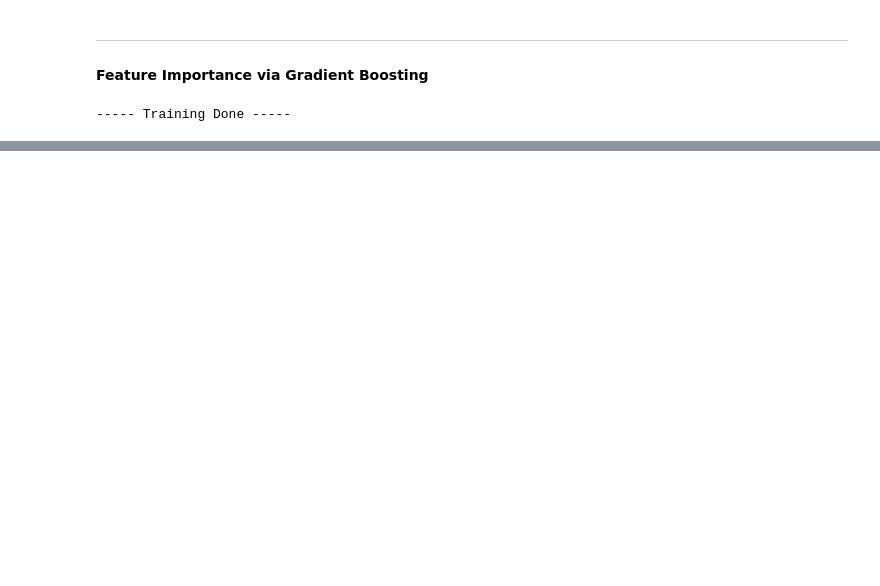
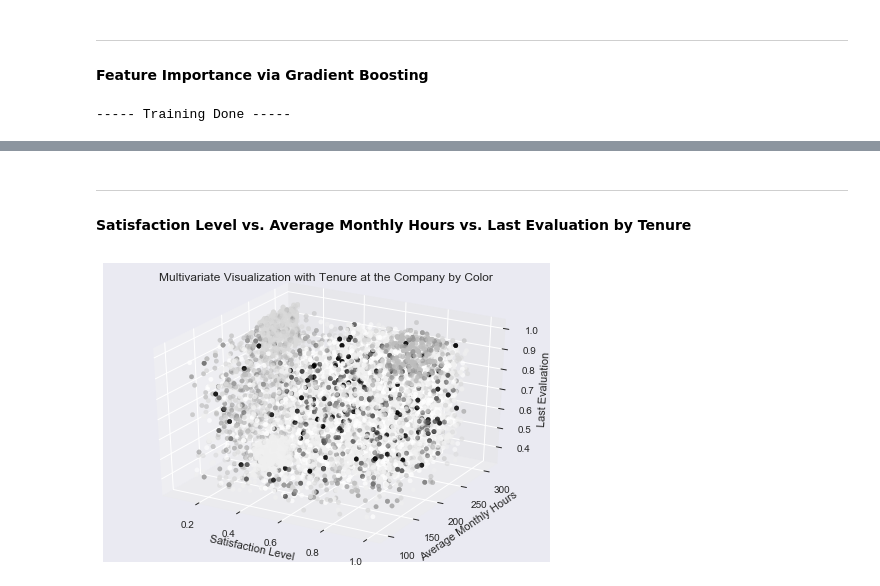
Before and after one commit to tristaneljed/Human-Resources-Analytics-Python, a Jupyter notebook: hr_analytics.ipynb, the cells around one changed output, grey strips where cells are left out. Drawn from its saved outputs; the diff is of its cells as text; code cells hidden in the pictures; blank space fills up the shorter version.

```diff
--- a/hr_analytics.ipynb
+++ b/hr_analytics.ipynb
@@ -382,0 +455,18 @@ py.iplot(fig1, filename='plots')
+# %% [markdown]
+***
+#### **Satisfaction Level vs. Average Monthly Hours vs. Last Evaluation by Tenure**
+# %%
+fig = plt.figure()
+ax = fig.add_subplot(111, projection='3d')
+x = hr_df['satisfaction_level']
+y = hr_df['average_montly_hours']
+z = hr_df['last_evaluation']
+c = hr_df['time_spend_company']
+_ = ax.scatter(xs=x, ys=y, zs=z, c=c)
+_ = ax.set_xlabel('Satisfaction Level')
+_ = ax.set_ylabel('Average Monthly Hours')
+_ = ax.set_zlabel('Last Evaluation')
+_ = plt.title('Multivariate Visualization with Tenure at the Company by Color')
+plt.show()
+# %% [output]
+[figure, added]
```
Also changed, not shown: parts of 14 cells of this notebook.
